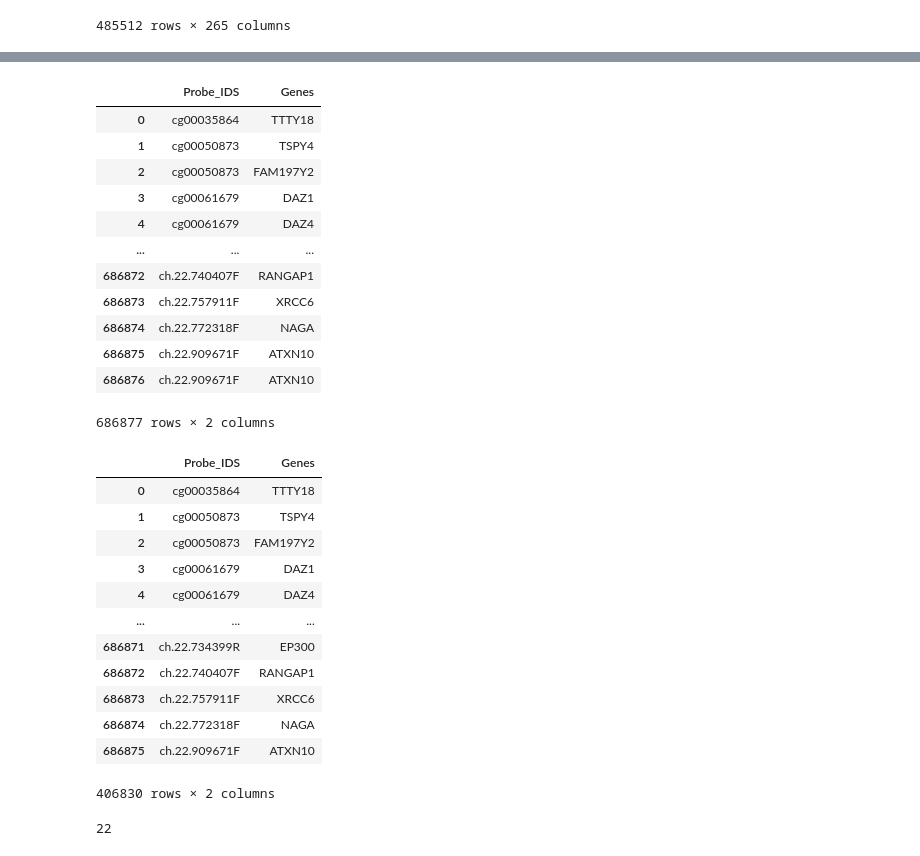
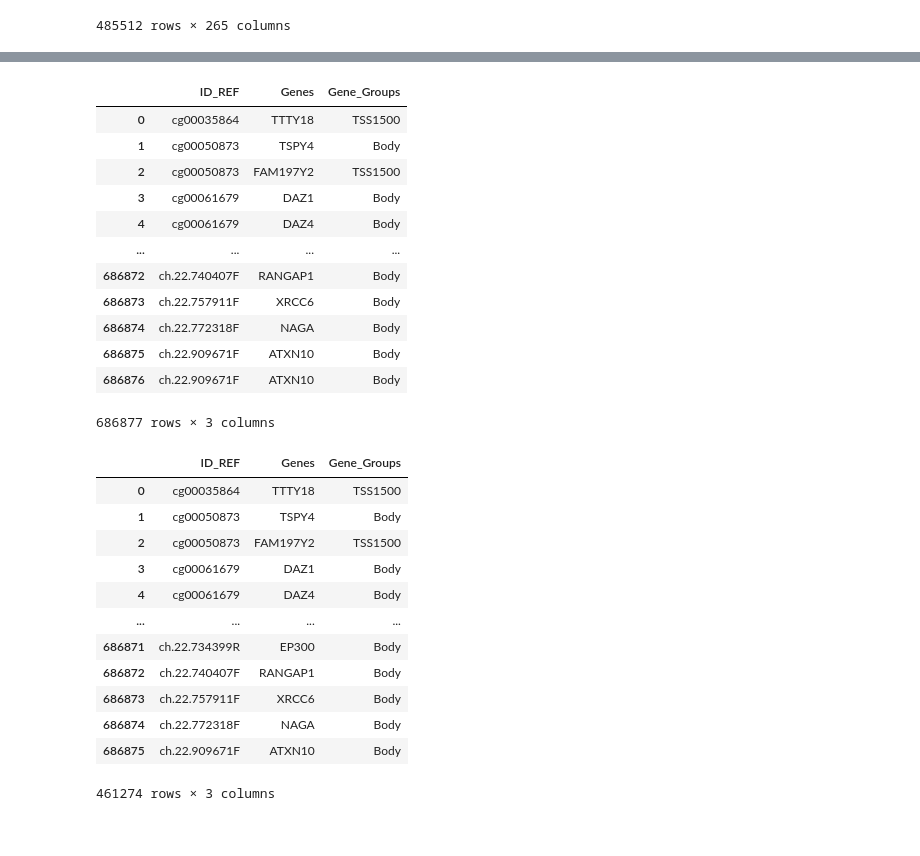
Before and after one commit to anuprulez/nanosampler, a Jupyter notebook: AML/preprocess_HumanMethylation450_dataset.ipynb, the cells around one changed output, grey strips where cells are left out. Saved outputs shown, nothing was run; the diff lists cells and outputs as text; code cells hidden in the pictures.

Commit message:
update 450k array data

```diff
--- a/AML/preprocess_HumanMethylation450_dataset.ipynb
+++ b/AML/preprocess_HumanMethylation450_dataset.ipynb
@@ -43,0 +42,4 @@ probe_mapper
+# %%
+probe_mapper = probe_mapper_full[["ID", "UCSC_RefGene_Name", "UCSC_RefGene_Group"]]
+probe_mapper = probe_mapper.dropna()
+probe_mapper
@@ -44,48 +60,50 @@ probe_mapper
 # %%
 expanded_probe_ids = []
 gene_names = []
+gene_group_names = []
 for i, row in probe_mapper.iterrows():
     genes = row["UCSC_RefGene_Name"].split(";")
+    genes_groups = row["UCSC_RefGene_Group"].split(";")
     probe_ids = np.repeat(row["ID"], len(genes))
     expanded_probe_ids.extend(probe_ids)
     gene_names.extend(genes)
+    gene_group_names.extend(genes_groups)
 
-df_probe_gene_mapper = pd.DataFrame(zip(expanded_probe_ids, gene_names), columns=["Probe_IDS", "Genes"])
+df_probe_gene_mapper = pd.DataFrame(zip(expanded_probe_ids, gene_names, gene_group_names), columns=["ID_REF", "Genes", "Gene_Groups"])
 df_probe_gene_mapper
 # %% [output]
-|  | Probe_IDS | Genes |
-| 0 | cg00035864 | TTTY18 |
-| 1 | cg00050873 | TSPY4 |
-| 2 | cg00050873 | FAM197Y2 |
-| 3 | cg00061679 | DAZ1 |
-| 4 | cg00061679 | DAZ4 |
-| ... | ... | ... |
-| 686872 | ch.22.740407F | RANGAP1 |
-| 686873 | ch.22.757911F | XRCC6 |
-| 686874 | ch.22.772318F | NAGA |
-| 686875 | ch.22.909671F | ATXN10 |
-| 686876 | ch.22.909671F | ATXN10 |
+|  | ID_REF | Genes | Gene_Groups |
+| 0 | cg00035864 | TTTY18 | TSS1500 |
+| 1 | cg00050873 | TSPY4 | Body |
+| 2 | cg00050873 | FAM197Y2 | TSS1500 |
+| 3 | cg00061679 | DAZ1 | Body |
+| 4 | cg00061679 | DAZ4 | Body |
+| ... | ... | ... | ... |
+| 686872 | ch.22.740407F | RANGAP1 | Body |
+| 686873 | ch.22.757911F | XRCC6 | Body |
+| 686874 | ch.22.772318F | NAGA | Body |
+| 686875 | ch.22.909671F | ATXN10 | Body |
+| 686876 | ch.22.909671F | ATXN10 | Body |
-686877 rows × 2 columns
+686877 rows × 3 columns
 # %%
-df_probe_gene_mapper_uniq = df_probe_gene_mapper.drop_duplicates(["Probe_IDS", "Genes"])
+df_probe_gene_mapper_uniq = df_probe_gene_mapper.drop_duplicates(["ID_REF", "Genes", "Gene_Groups"])
 df_probe_gene_mapper_uniq
 # %% [output]
-|  | Probe_IDS | Genes |
-| 0 | cg00035864 | TTTY18 |
-| 1 | cg00050873 | TSPY4 |
-| 2 | cg00050873 | FAM197Y2 |
-| 3 | cg00061679 | DAZ1 |
-| 4 | cg00061679 | DAZ4 |
-| ... | ... | ... |
-| 686871 | ch.22.734399R | EP300 |
-| 686872 | ch.22.740407F | RANGAP1 |
-| 686873 | ch.22.757911F | XRCC6 |
-| 686874 | ch.22.772318F | NAGA |
-| 686875 | ch.22.909671F | ATXN10 |
+|  | ID_REF | Genes | Gene_Groups |
+| 0 | cg00035864 | TTTY18 | TSS1500 |
+| 1 | cg00050873 | TSPY4 | Body |
+| 2 | cg00050873 | FAM197Y2 | TSS1500 |
+| 3 | cg00061679 | DAZ1 | Body |
+| 4 | cg00061679 | DAZ4 | Body |
+| ... | ... | ... | ... |
+| 686871 | ch.22.734399R | EP300 | Body |
+| 686872 | ch.22.740407F | RANGAP1 | Body |
+| 686873 | ch.22.757911F | XRCC6 | Body |
+| 686874 | ch.22.772318F | NAGA | Body |
+| 686875 | ch.22.909671F | ATXN10 | Body |
-406830 rows × 2 columns
+461274 rows × 3 columns
 # %%
 import collections
-probe_ids = df_probe_gene_mapper_uniq["Probe_IDS"].tolist()
+probe_ids = df_probe_gene_mapper_uniq["ID_REF"].tolist()
 probe_ids_freq = collections.Counter(probe_ids)
+#probe_ids_freq
-# %% [output]
-22
```
Also changed, not shown: parts of 21 cells of this notebook, 2 other files.
